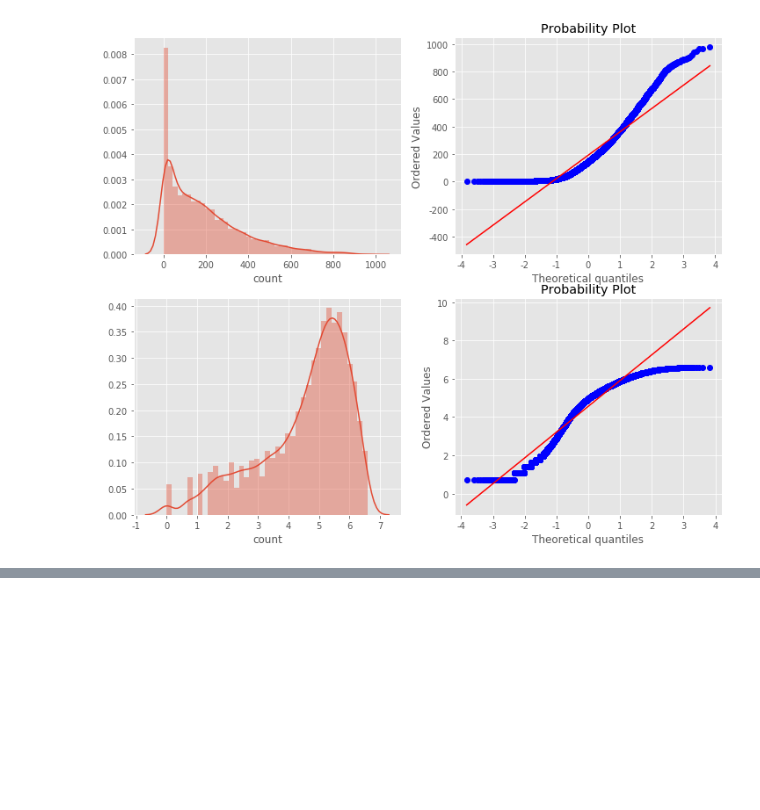
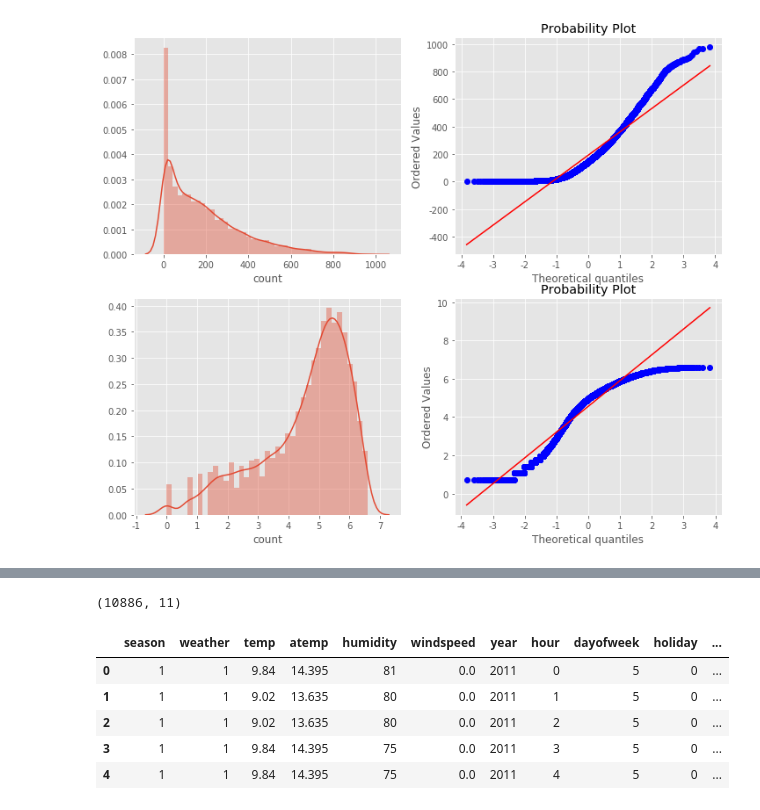
Before and after one commit to lhs7091/PythonDataScienceExam, a Jupyter notebook: bike-sharing-demand/bike-sharing-demand.ipynb, the cells around one changed output, grey strips where cells are left out. Saved outputs shown, nothing was run; the diff lists cells and outputs as text; code cells hidden in the pictures; blank space fills up the shorter version.

```diff
--- a/bike-sharing-demand/bike-sharing-demand.ipynb
+++ b/bike-sharing-demand/bike-sharing-demand.ipynb
@@ -327,0 +353,13 @@ stats.probplot(np.log1p(trainWithouOutliers['count']), dist='norm', fit=True, pl
+# %%
+# 연속형 feature와 범주형 feature
+# 연속형 feature = ["temp", "humidity", "windspeed", "atemp"]
+# 범주형 feature의 type을 category로 변경해 준다.
+categorical_feature_names = ["season", "holiday", "workingday", "weather", "dayofweek", "month", "year", "hour"]
+
+for var in categorical_feature_names:
+    train[var] = train[var].astype("category")
+    test[var] = test[var].astype("category")
+# %%
+feature_names = ["season", "weather", "temp", "atemp", "humidity", "windspeed", "year",
+                 "hour", "dayofweek", "holiday", "workingday"]
+feature_names
@@ -327,0 +378,12 @@ stats.probplot(np.log1p(trainWithouOutliers['count']), dist='norm', fit=True, pl
+# %%
+X_train = train[feature_names]
+print(X_train.shape)
+X_train.head()
+# %% [output]
+(10886, 11)
+|  | season | weather | temp | atemp | humidity | windspeed | year | hour | dayofweek | holiday | ... |
+| 0 | 1 | 1 | 9.84 | 14.395 | 81 | 0.0 | 2011 | 0 | 5 | 0 | ... |
+| 1 | 1 | 1 | 9.02 | 13.635 | 80 | 0.0 | 2011 | 1 | 5 | 0 | ... |
+| 2 | 1 | 1 | 9.02 | 13.635 | 80 | 0.0 | 2011 | 2 | 5 | 0 | ... |
+| 3 | 1 | 1 | 9.84 | 14.395 | 75 | 0.0 | 2011 | 3 | 5 | 0 | ... |
+| 4 | 1 | 1 | 9.84 | 14.395 | 75 | 0.0 | 2011 | 4 | 5 | 0 | ... |
```
Also changed, not shown: parts of 23 cells of this notebook, 2 other files.
